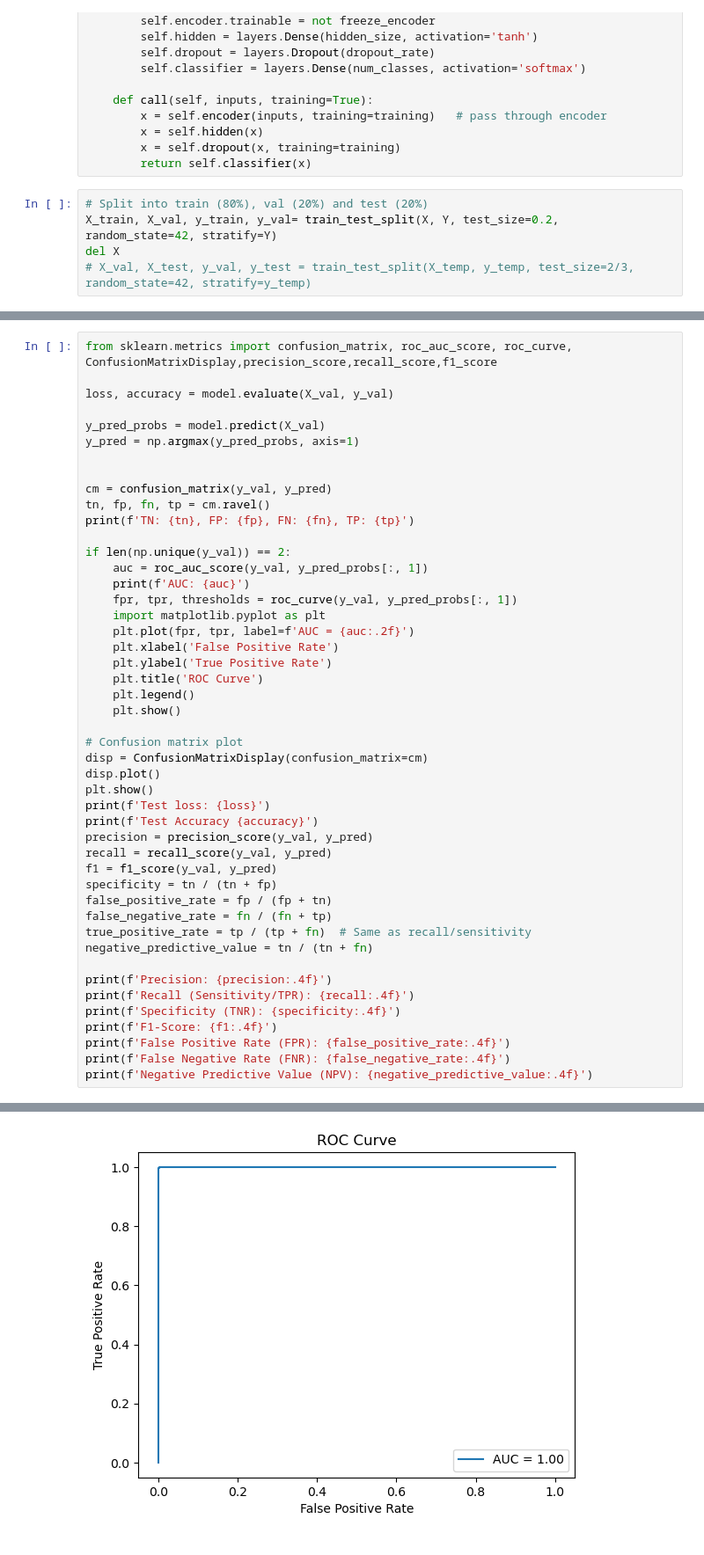
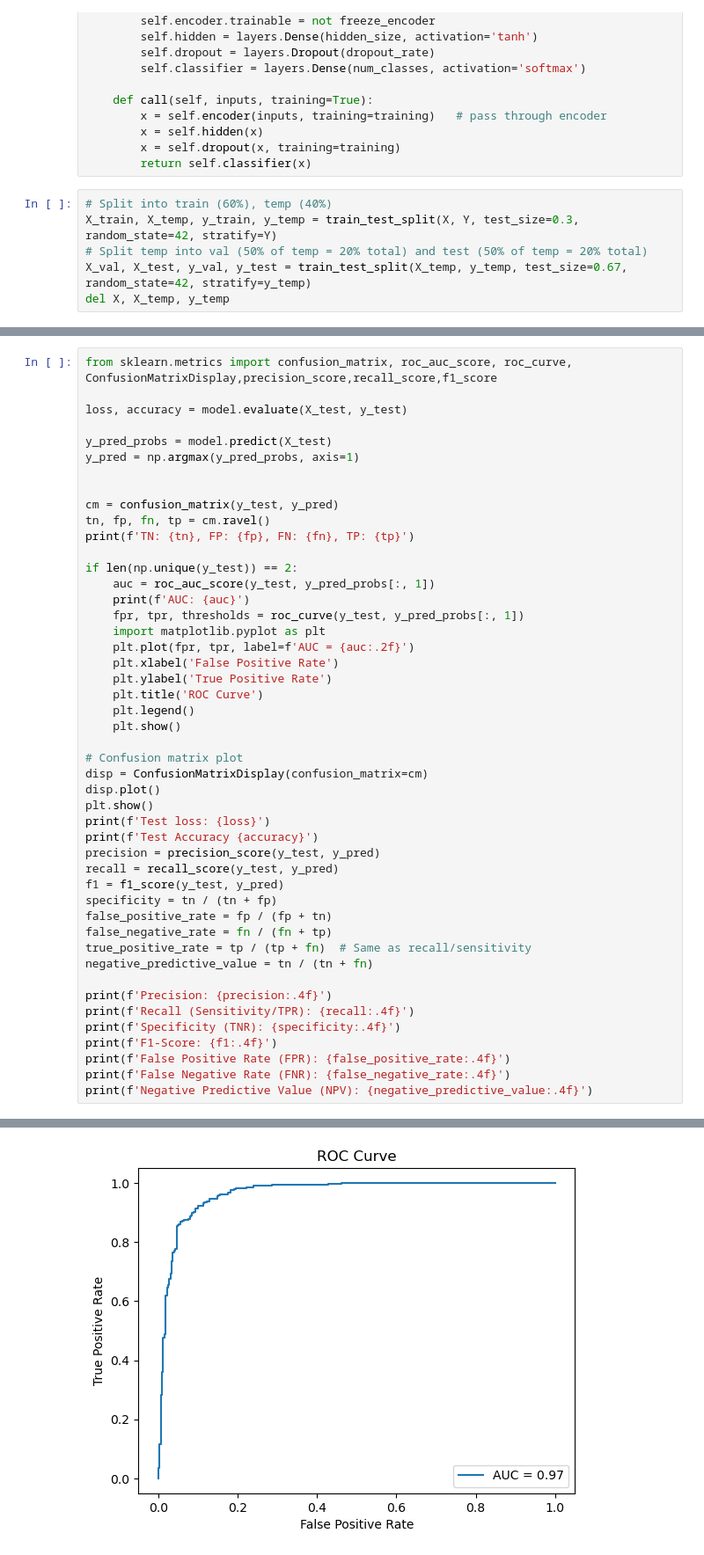
Before and after one commit to Tapiwamaz/HonoursResearch, a Jupyter notebook: Notebooks/Classifier.ipynb, the cells around one changed output, grey strips where cells are left out. Shown at 88% size. Saved outputs shown, nothing was run; the diff lists cells and outputs as text.

```diff
--- a/Notebooks/Classifier.ipynb
+++ b/Notebooks/Classifier.ipynb
@@ -82,10 +73,11 @@ class MLPClassifier(tf.keras.Model):
         x = self.dropout(x, training=training)
         return self.classifier(x)
 # %%
-# Split into train (80%), val (20%) and test (20%)
-X_train, X_val, y_train, y_val= train_test_split(X, Y, test_size=0.2, random_state=42, stratify=Y)
-del X
-# X_val, X_test, y_val, y_test = train_test_split(X_temp, y_temp, test_size=2/3, random_state=42, stratify=y_temp)
+# Split into train (60%), temp (40%)
+X_train, X_temp, y_train, y_temp = train_test_split(X, Y, test_size=0.3, random_state=42, stratify=Y)
+# Split temp into val (50% of temp = 20% total) and test (50% of temp = 20% total)
+X_val, X_test, y_val, y_test = train_test_split(X_temp, y_temp, test_size=0.67, random_state=42, stratify=y_temp)
+del X, X_temp, y_temp
 # %%
 print(f'Training data shape: {X_train.shape}')
 print(f'Val data shape: {X_val.shape}')
@@ -160,20 +155,20 @@ Model: "mlp_classifier"
 # %%
 from sklearn.metrics import confusion_matrix, roc_auc_score, roc_curve, ConfusionMatrixDisplay,precision_score,recall_score,f1_score
 
-loss, accuracy = model.evaluate(X_val, y_val)
+loss, accuracy = model.evaluate(X_test, y_test)
 
-y_pred_probs = model.predict(X_val)
+y_pred_probs = model.predict(X_test)
 y_pred = np.argmax(y_pred_probs, axis=1)
 
 
-cm = confusion_matrix(y_val, y_pred)
+cm = confusion_matrix(y_test, y_pred)
 tn, fp, fn, tp = cm.ravel()
 print(f'TN: {tn}, FP: {fp}, FN: {fn}, TP: {tp}')
 
-if len(np.unique(y_val)) == 2:
-    auc = roc_auc_score(y_val, y_pred_probs[:, 1])
+if len(np.unique(y_test)) == 2:
+    auc = roc_auc_score(y_test, y_pred_probs[:, 1])
     print(f'AUC: {auc}')
-    fpr, tpr, thresholds = roc_curve(y_val, y_pred_probs[:, 1])
+    fpr, tpr, thresholds = roc_curve(y_test, y_pred_probs[:, 1])
     import matplotlib.pyplot as plt
     plt.plot(fpr, tpr, label=f'AUC = {auc:.2f}')
     plt.xlabel('False Positive Rate')
@@ -188,9 +183,9 @@ disp.plot()
 plt.show()
 print(f'Test loss: {loss}')
 print(f'Test Accuracy {accuracy}')
-precision = precision_score(y_val, y_pred)
-recall = recall_score(y_val, y_pred)
-f1 = f1_score(y_val, y_pred)
+precision = precision_score(y_test, y_pred)
+recall = recall_score(y_test, y_pred)
+f1 = f1_score(y_test, y_pred)
 specificity = tn / (tn + fp)
 false_positive_rate = fp / (fp + tn)
 false_negative_rate = fn / (fn + tp)
@@ -212 +207 @@ AUC: 0.9999906765122697
-[figure, old version]
+[figure, new version]
```
Also changed, not shown: parts of 7 cells of this notebook, 3 other files.
